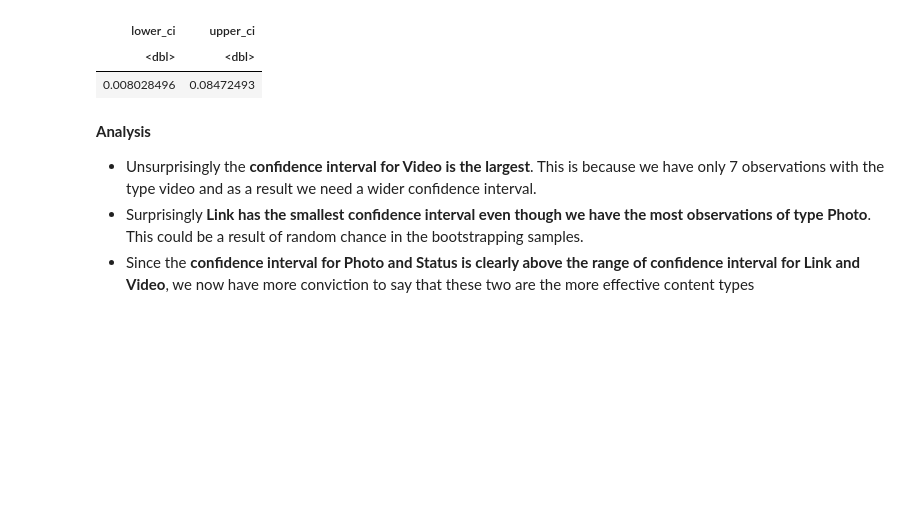
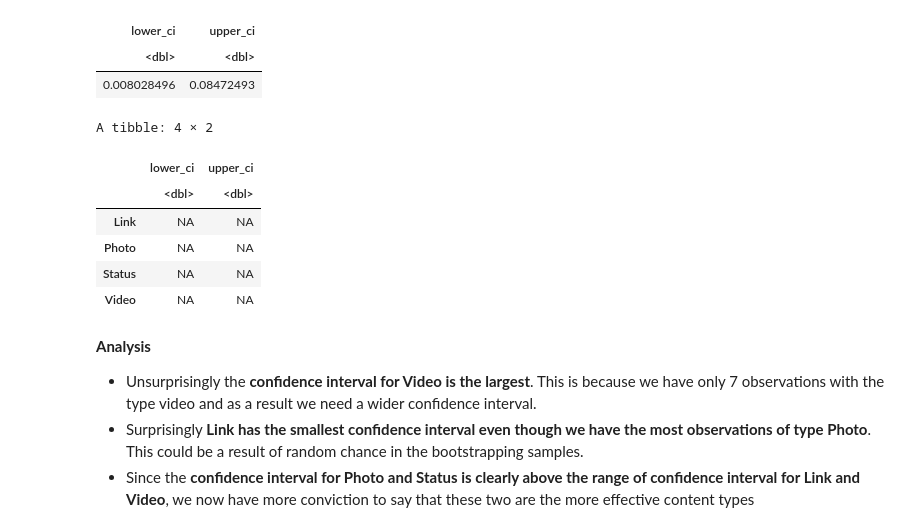
Before and after one commit to Damaay/STAT-201-Project, a Jupyter notebook: FinalReport.ipynb, the cells around one changed output. Cells and saved outputs as stored; diff of their text form; code cells hidden in the pictures; blank space fills up the shorter version.

Commit message:
rbinding ci
rbinding ci

```diff
--- a/FinalReport.ipynb
+++ b/FinalReport.ipynb
@@ -348,6 +341,17 @@ A tibble: 1 × 2
 | lower_ci | upper_ci |
 | <dbl> | <dbl> |
 | 0.008028496 | 0.08472493 |
+# %%
+ci_clt_combined <-rbind(Link=mean_ratio_link_ci, Photo=mean_ratio_photo_ci, Status=mean_ratio_status_ci, Video=mean_ratio_video_ci)
+ci_clt_combined
+# %% [output]
+A tibble: 4 × 2
+|  | lower_ci | upper_ci |
+|  | <dbl> | <dbl> |
+| Link | NA | NA |
+| Photo | NA | NA |
+| Status | NA | NA |
+| Video | NA | NA |
 # %% [markdown]
 **Analysis**
 
```
Also changed, not shown: parts of 3 cells of this notebook.
